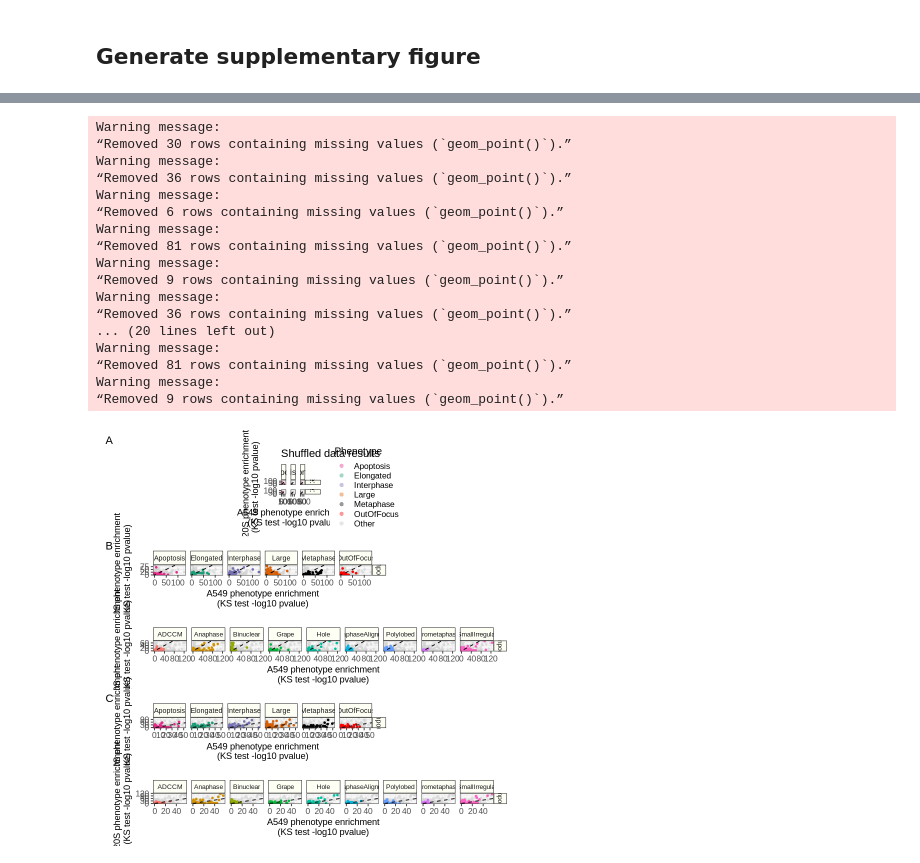
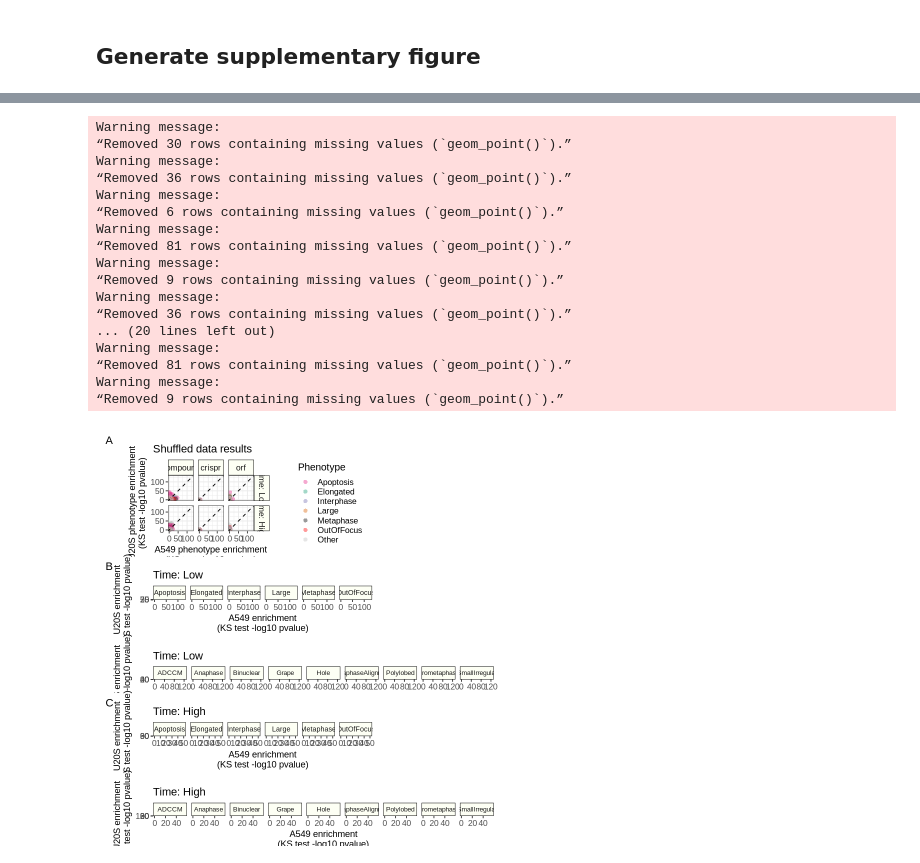
Before and after one commit to WayScience/phenotypic_profiling, a Jupyter notebook: 7.figures/Figure5_JUMP_application.ipynb, the cells around one changed output, grey strips where cells are left out. Saved outputs shown, nothing was run; the diff lists cells and outputs as text; code cells hidden in the pictures.

```diff
--- a/7.figures/Figure5_JUMP_application.ipynb
+++ b/7.figures/Figure5_JUMP_application.ipynb
@@ -371,13 +371,14 @@ for (time_point in c("Low", "High")) {
             )
         )
         + labs(
-            x = "A549 phenotype enrichment\n(KS test -log10 pvalue)",
-            y = "U20S phenotype enrichment\n(KS test -log10 pvalue)"
+            x = "A549 enrichment\n(KS test -log10 pvalue)",
+            y = "U20S enrichment\n(KS test -log10 pvalue)"
         )
         + theme(
             legend.position = "none",
             strip.text = element_text(size = 8),
         )
+        + ggtitle(paste("Time:", time_point))
     )
 
     # Save in gg list
@@ -429,13 +430,14 @@ for (time_point in c("Low", "High")) {
             labels = focus_phenotype_labels
         )
         + labs(
-            x = "A549 phenotype enrichment\n(KS test -log10 pvalue)",
-            y = "U20S phenotype enrichment\n(KS test -log10 pvalue)"
+            x = "A549 enrichment\n(KS test -log10 pvalue)",
+            y = "U20S enrichment\n(KS test -log10 pvalue)"
         )
         + theme(
             legend.position = "none",
             strip.text = element_text(size = 8.5),
         )
+        + ggtitle(paste("Time:", time_point))
     )
 
     # Save in gg list
@@ -443,6 +445,9 @@ for (time_point in c("Low", "High")) {
 }
 # %%
 ## Save supplementary figure for shuffled p values
+top_plot <- (
+   compare_phenotype_enrichment_ggs[["shuffled"]] + ggtitle("Shuffled data results") | plot_spacer()
+) + plot_layout(widths = c(1, 1))
 
 nested_plot <- (
     focus_phenotype_colors_time_ggs[["High"]] | plot_spacer()
@@ -460,32 +465,32 @@ jump_kstest_full_low_fig <- (
     nested_low_plot / expanded_phenotype_colors_time_ggs[["Low"]]
 ) + plot_layout(heights = c(1, 1))
 
 
 jump_phenotype_enrichment_supplementary_gg <- (
-    wrap_elements(compare_phenotype_enrichment_ggs[["shuffled"]] + ggtitle("Shuffled data results")) /
+    top_plot /
     jump_kstest_full_low_fig /
     jump_kstest_full_high_fig
     ) + plot_layout(nrow = 3, heights = c(1, 1, 1)) + plot_annotation(tag_levels = list(c("A", "B", "", "C", "")))
 
 ggsave(jump_phenotype_enrichment_supplementary_file, dpi = 500, height = 13, width = 13)
 
 jump_phenotype_enrichment_supplementary_gg
 # %% [output]
 Warning message:
 “Removed 30 rows containing missing values (`geom_point()`).”
 Warning message:
 “Removed 36 rows containing missing values (`geom_point()`).”
 Warning message:
 “Removed 6 rows containing missing values (`geom_point()`).”
 Warning message:
 “Removed 81 rows containing missing values (`geom_point()`).”
 Warning message:
 “Removed 9 rows containing missing values (`geom_point()`).”
 Warning message:
 “Removed 36 rows containing missing values (`geom_point()`).”
 ... (20 lines left out)
 Warning message:
 “Removed 81 rows containing missing values (`geom_point()`).”
 Warning message:
 “Removed 9 rows containing missing values (`geom_point()`).”
-[figure, old version]
+[figure, new version]
```
Also changed, not shown: parts of 2 cells of this notebook, 3 other files.
